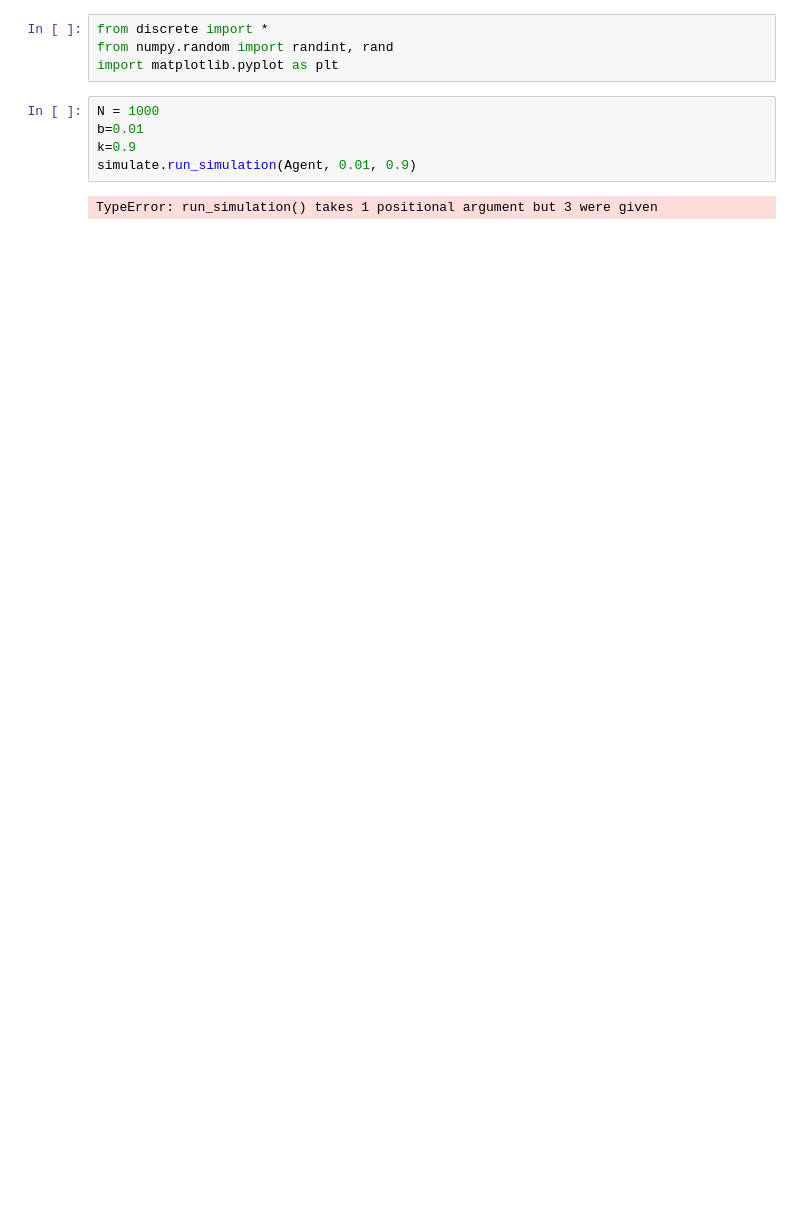
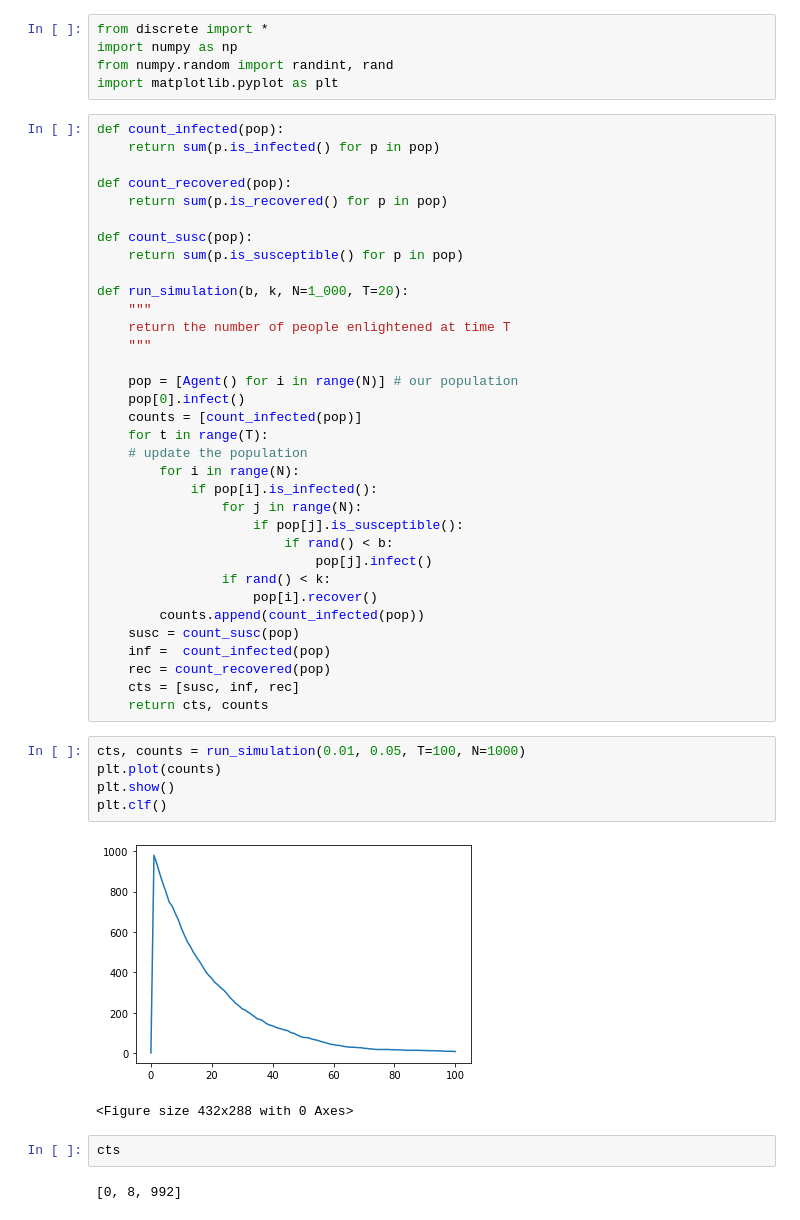
Before and after one commit to caam37830/project-group-1, a Jupyter notebook: scripts/discrete.ipynb, the cells around one changed output. Saved outputs shown, nothing was run; the diff lists cells and outputs as text; blank space fills up the shorter version.

```diff
--- a/scripts/discrete.ipynb
+++ b/scripts/discrete.ipynb
@@ -1,12 +1,52 @@
 # %%
 from discrete import *
+import numpy as np
 from numpy.random import randint, rand
 import matplotlib.pyplot as plt
-# %%
-N = 1000
-b=0.01
-k=0.9
-simulate.run_simulation(Agent, 0.01, 0.9)
-# %% [output]
-TypeError: run_simulation() takes 1 positional argument but 3 were given
+# %%
+def count_infected(pop):
+    return sum(p.is_infected() for p in pop)
+
+def count_recovered(pop):
+    return sum(p.is_recovered() for p in pop)
+
+def count_susc(pop):
+    return sum(p.is_susceptible() for p in pop)
+
+def run_simulation(b, k, N=1_000, T=20):
+    """
+    return the number of people enlightened at time T
+    """
+
+    pop = [Agent() for i in range(N)] # our population
+    pop[0].infect()
+    counts = [count_infected(pop)]
+    for t in range(T):
+    # update the population
+        for i in range(N):
+            if pop[i].is_infected():
+                for j in range(N):
+                    if pop[j].is_susceptible():
+                        if rand() < b:
+                            pop[j].infect()
+                if rand() < k:
+                    pop[i].recover()
+        counts.append(count_infected(pop))
+    susc = count_susc(pop)
+    inf =  count_infected(pop)
+    rec = count_recovered(pop)
+    cts = [susc, inf, rec]
+    return cts, counts
+# %%
+cts, counts = run_simulation(0.01, 0.05, T=100, N=1000)
+plt.plot(counts)
+plt.show()
+plt.clf()
+# %% [output]
+[figure, added]
+<Figure size 432x288 with 0 Axes>
+# %%
+cts
+# %% [output]
+[0, 8, 992]
 # %%
```
Also changed, not shown: parts of 4 cells of this notebook, 1 other file.
